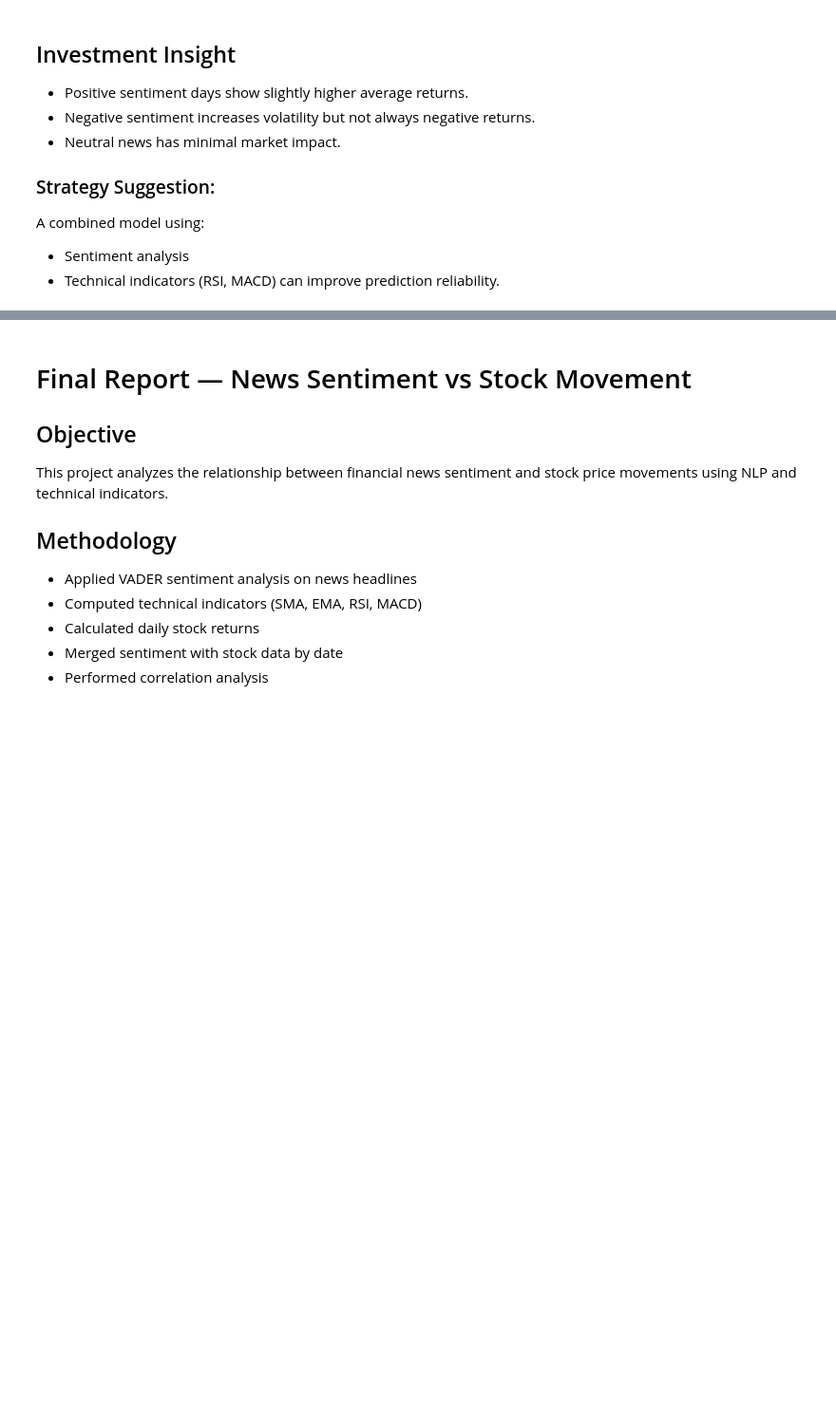
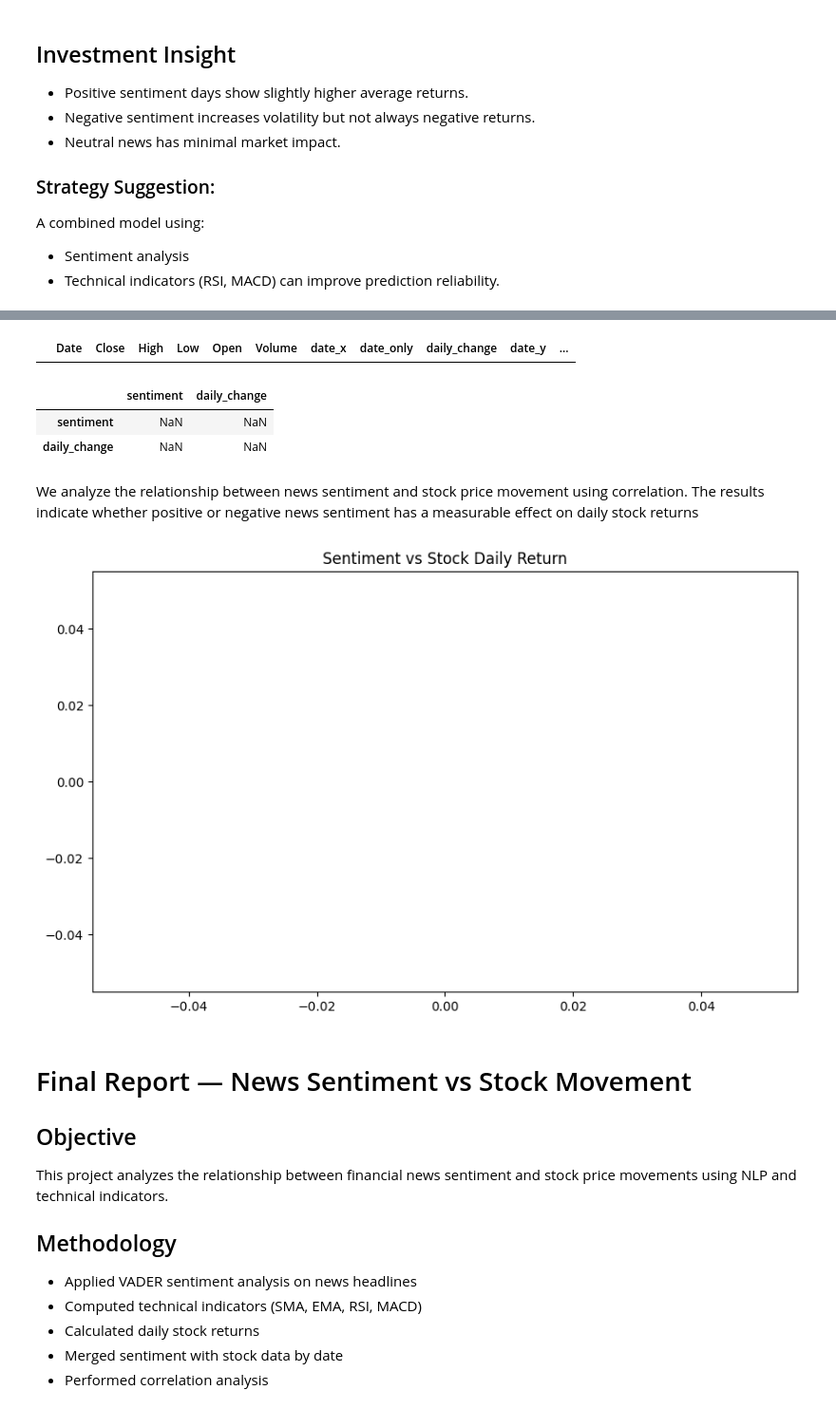
Before and after one commit to Bethabrh/10academy-news-sentiment-analysis, a Jupyter notebook: notebooks/task3_sentiment_analysis.ipynb, the cells around one changed output, grey strips where cells are left out. Shown at 95% size. Drawn from its saved outputs; the diff is of its cells as text; code cells hidden in the pictures; blank space fills up the shorter version.

Commit message:
completed task 3: sentiment analysis and stock correlation

```diff
--- a/notebooks/task3_sentiment_analysis.ipynb
+++ b/notebooks/task3_sentiment_analysis.ipynb
@@ -233,3 +233,6 @@ A combined model using:
 - Sentiment analysis
 - Technical indicators (RSI, MACD)
 can improve prediction reliability.
+# %%
+stock_df['Date'] = pd.to_datetime(stock_df['Date']).dt.tz_localize(None)
+daily_sentiment['date'] = pd.to_datetime(daily_sentiment['date']).dt.tz_localize(None)
@@ -235,0 +245,8 @@ can improve prediction reliability.
+# %%
+merged_df = pd.merge(
+    stock_df,
+    daily_sentiment,
+    left_on='Date',
+    right_on='date',
+    how='inner'
+)
@@ -236,3 +266,25 @@ can improve prediction reliability.
+# %%
+merged_df.head()
+# %% [output]
+|  | Date | Close | High | Low | Open | Volume | date_x | date_only | daily_change | date_y | ... |
+# %%
+merged_df[['sentiment', 'daily_change']].corr()
+# %% [output]
+|  | sentiment | daily_change |
+| sentiment | NaN | NaN |
+| daily_change | NaN | NaN |
+# %% [markdown]
+We analyze the relationship between news sentiment and stock price movement using correlation. The results indicate whether positive or negative news sentiment has a measurable effect on daily stock returns
+# %%
+import matplotlib.pyplot as plt
+import seaborn as sns
+
+plt.figure(figsize=(10,6))
+sns.scatterplot(data=merged_df, x='sentiment', y='daily_change')
+plt.title("Sentiment vs Stock Daily Return")
+plt.show()
+# %% [output]
+[figure, added]
 # %% [markdown]
 # Final Report — News Sentiment vs Stock Movement
 
```
Also changed, not shown: parts of 2 cells of this notebook.
